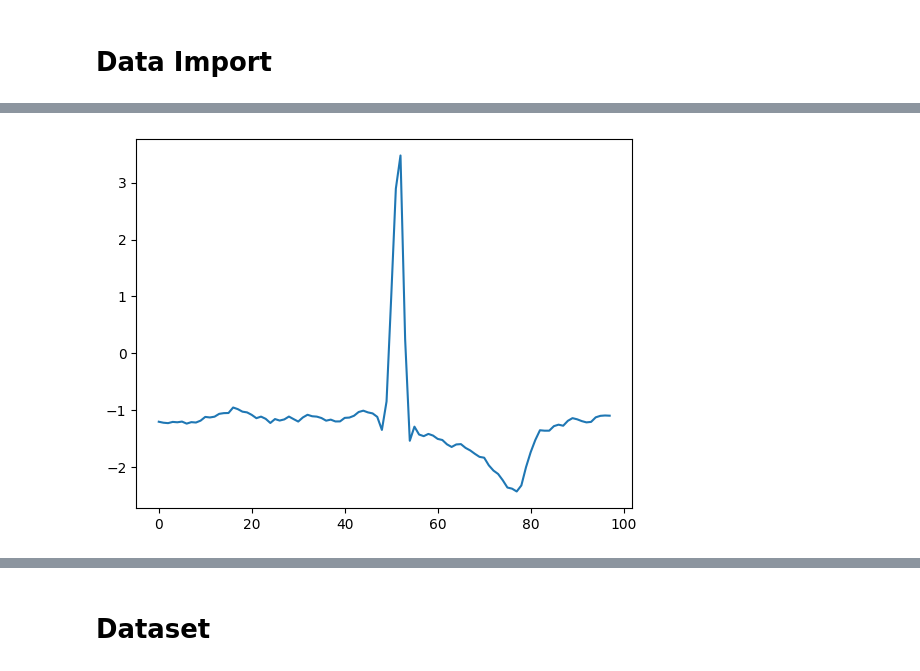
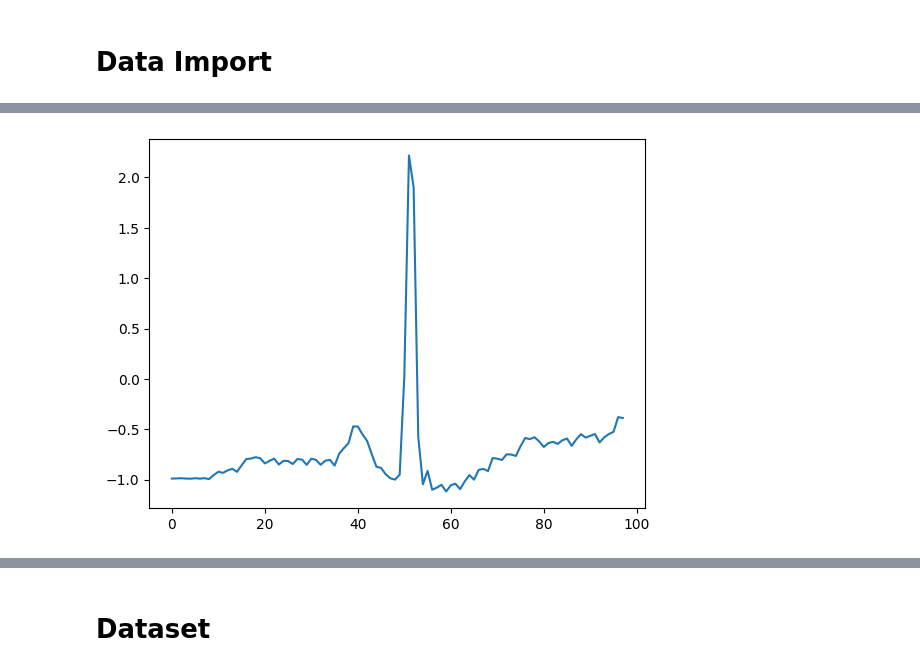
Before and after one commit to MattyAB/ecg_transfer, a Jupyter notebook: autoencoder.ipynb, the cells around one changed output, grey strips where cells are left out. Cells and saved outputs as stored; diff of their text form; code cells hidden in the pictures.

```diff
--- a/autoencoder.ipynb
+++ b/autoencoder.ipynb
@@ -51,10 +71,10 @@ for i,patient in tqdm(enumerate(data_mit), total=len(data_mit)):
 # %%
 def plotbeat(x):
     if type(x) is tuple:
         plt.plot(x[0])
     else:
         plt.plot(x)
 
-plotbeat(beats[0])
+plotbeat(beats[1000])
 # %% [output]
-[figure, old version]
+[figure, new version]
```
Also changed, not shown: parts of 20 cells of this notebook, 1 other file.
